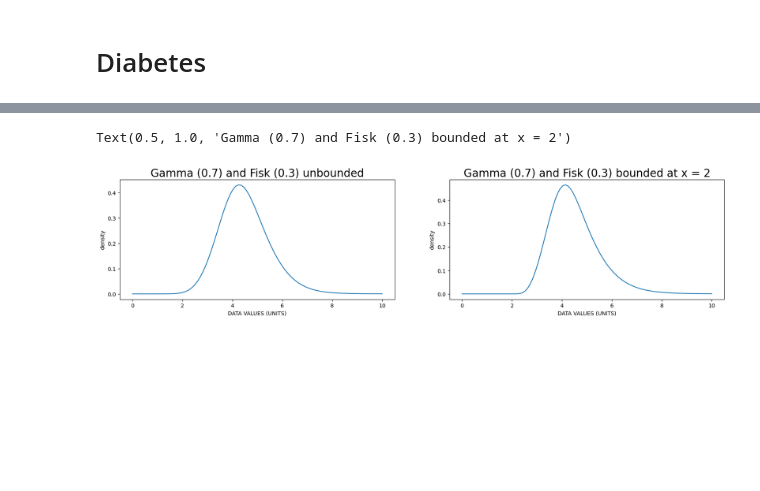
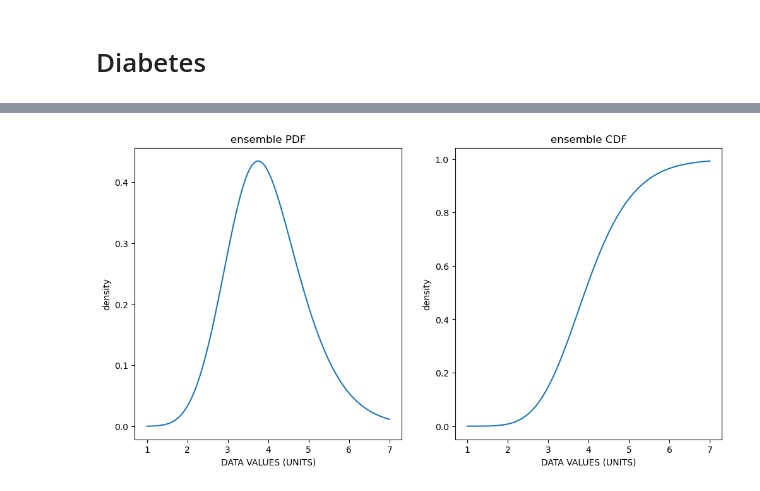
Before and after one commit to ihmeuw-msca/distrem, a Jupyter notebook: plots.ipynb, the cells around one changed output, grey strips where cells are left out. Drawn from its saved outputs; the diff is of its cells as text; code cells hidden in the pictures; blank space fills up the shorter version.

Commit message:
updated various parameter names in documentation, included image in quickstart

```diff
--- a/plots.ipynb
+++ b/plots.ipynb
@@ -179,22 +178,22 @@ distributions and weights: {'Gamma': -1.4234807662703902e-18, 'InvGamma': 7.5610
 # %%
 mean = 4.5
 
 support = np.linspace(0, 10, 100)
-fig, ax = plt.subplots(1, 2, figsize=(20, 4))
+# fig, ax = plt.subplots(1, 2, figsize=(20, 4))
 
-ex_unbounded = EnsembleDistribution({"Gamma": 0.7, "Fisk": 0.3}, mean, VARIANCE)
-ax[0].plot(support, ex_unbounded.pdf(support))
-ax[0].set_xlabel("DATA VALUES (UNITS)")
-ax[0].set_ylabel("density")
-ax[0].set_title("Gamma (0.7) and Fisk (0.3) unbounded", fontsize=20)
+ex_unbounded = EnsembleDistribution({"Gamma": 0.7, "Fisk": 0.3}, 4, 1)
+ex_unbounded.plot()
+# ax[0].plot(support, ex_unbounded.pdf(support))
+# ax[0].set_xlabel("DATA VALUES (UNITS)")
+# ax[0].set_ylabel("density")
+# ax[0].set_title("Gamma (0.7) and Fisk (0.3) unbounded", fontsize=20)
 
-ex_bounded = EnsembleDistribution({"Gamma": 0.7, "Fisk": 0.3}, mean, VARIANCE, lb=2)
-ax[1].plot(support, ex_bounded.pdf(support))
-ax[1].set_xlabel("DATA VALUES (UNITS)")
-ax[1].set_ylabel("density")
-ax[1].set_title("Gamma (0.7) and Fisk (0.3) bounded at x = 2", fontsize=20)
+# ex_bounded = EnsembleDistribution({"Gamma": 0.7, "Fisk": 0.3}, mean, VARIANCE, lb=2)
+# ax[1].plot(support, ex_bounded.pdf(support))
+# ax[1].set_xlabel("DATA VALUES (UNITS)")
+# ax[1].set_ylabel("density")
+# ax[1].set_title("Gamma (0.7) and Fisk (0.3) bounded at x = 2", fontsize=20)
 
 # print(np.sum(ex_bounded.rvs(100) < 2.1))
 # %% [output]
-Text(0.5, 1.0, 'Gamma (0.7) and Fisk (0.3) bounded at x = 2')
-[figure, old version]
+[figure, new version]
```
Also changed, not shown: parts of 2 cells of this notebook, 8 other files.
